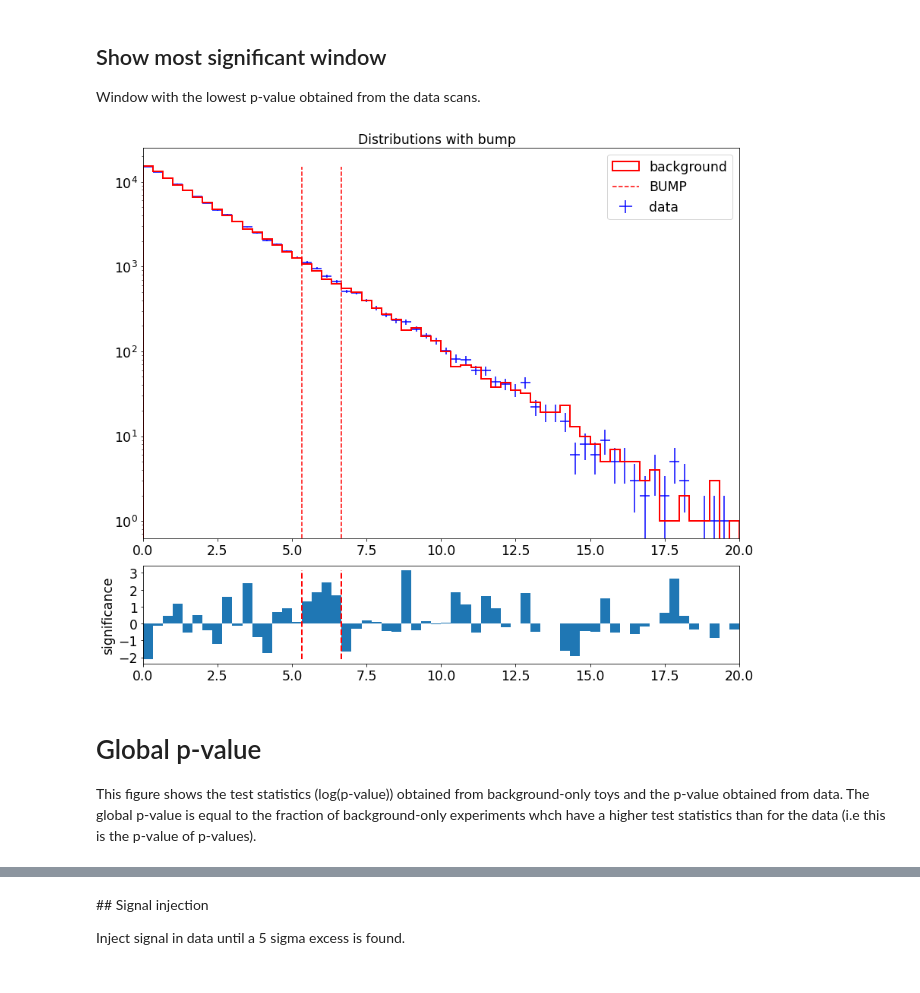
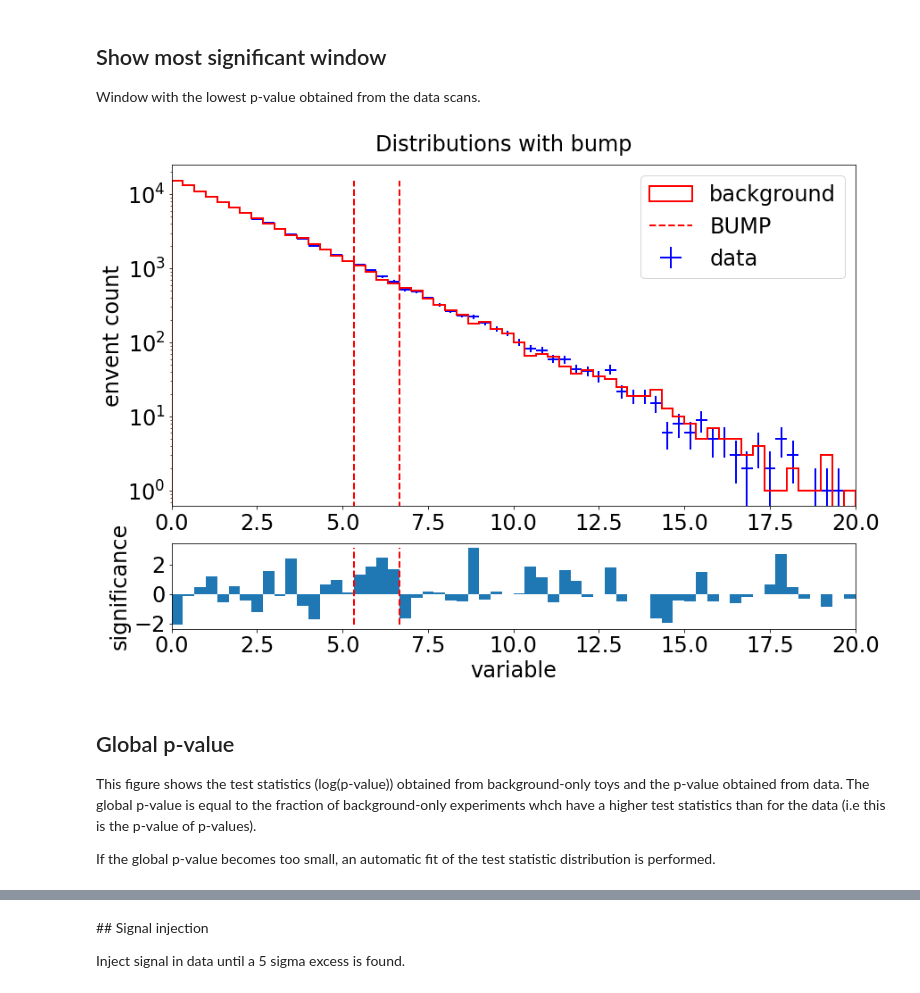
Before and after one commit to scikit-hep/pyBumpHunter, a Jupyter notebook: example/example.ipynb, the cells around one changed output, grey strips where cells are left out. Cells and saved outputs as stored; diff of their text form; code cells hidden in the pictures.

```diff
--- a/example/example.ipynb
+++ b/example/example.ipynb
@@ -124,11 +144,20 @@ hunter.plot_tomography(data)
 ## Show most significant window
 
 Window with the lowest p-value obtained from the data scans.
-# %%
-hunter.plot_bump(data,bkg)
-# %% [output]
-[figure, removed]
+# %%
+F = plt.figure(figsize=(12, 8))
+plt.suptitle("Distributions with bump", size=24)
+pl = hunter.plot_bump(dh, fontsize=24)
+pl[0].legend(fontsize=24)
+pl[0].axes.set_ylabel("envent count", size=24)
+pl[1].axes.set_xlabel("variable", size=24)
+pl[1].axes.set_ylabel("significance", size=24)
+plt.show()
+# %% [output]
+[figure, added]
 # %% [markdown]
-# Global p-value
+## Global p-value
 
 This figure shows the test statistics (log(p-value)) obtained from background-only toys and the p-value obtained from data. The global p-value is equal to the fraction of background-only experiments whch have a higher test statistics than for the data (i.e this is the p-value of p-values).
+
+If the global p-value becomes too small, an automatic fit of the test statistic distribution is performed.
```
Also changed, not shown: parts of 16 cells of this notebook, 14 other files.
